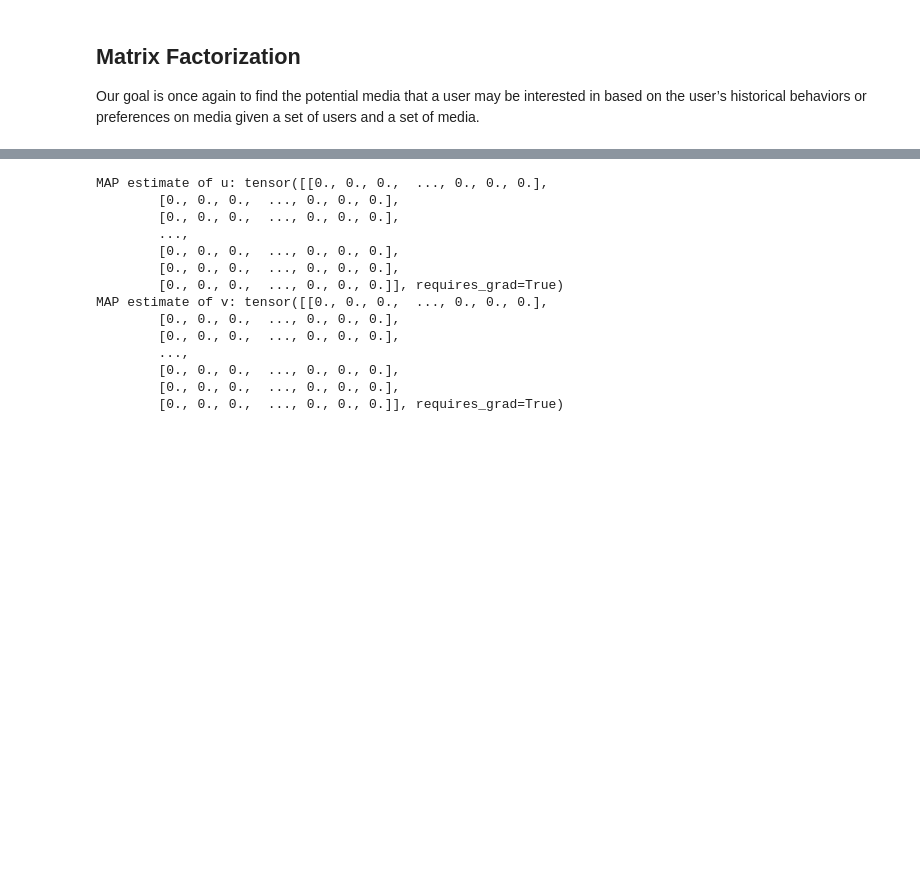
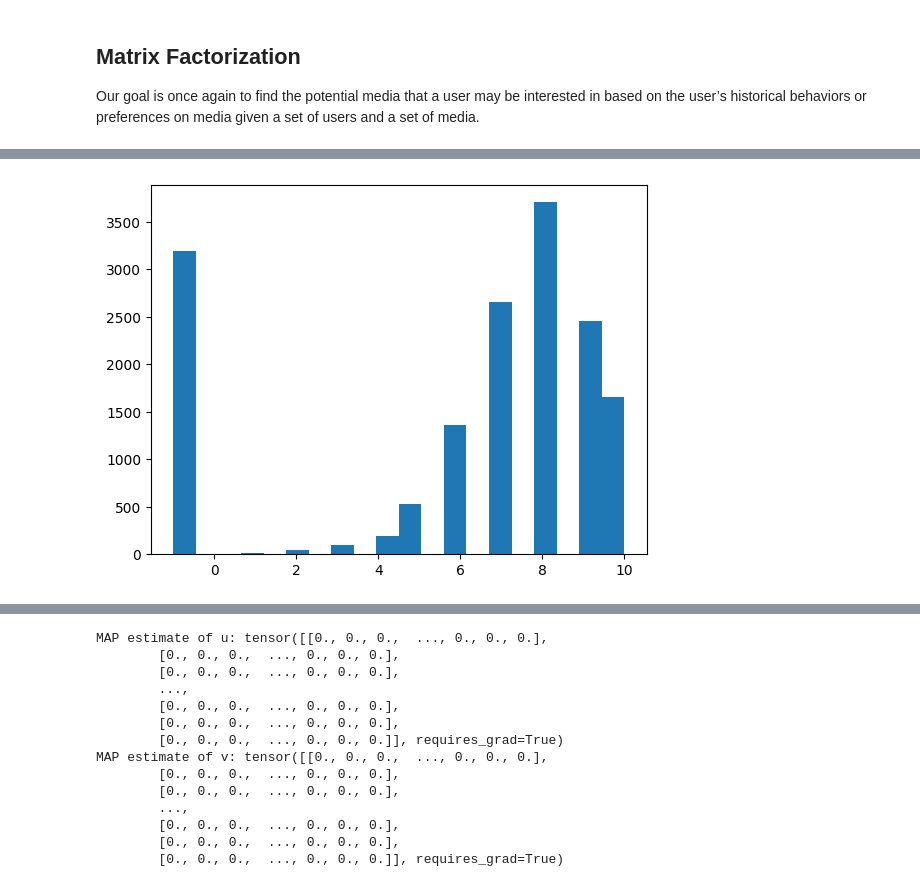
Before and after one commit to wq1701/mlpp_final, a Jupyter notebook: anime_recommendation.ipynb, the cells around one changed output, grey strips where cells are left out. Cells and saved outputs as stored; diff of their text form; code cells hidden in the pictures; blank space fills up the shorter version.

```diff
--- a/anime_recommendation.ipynb
+++ b/anime_recommendation.ipynb
@@ -70,0 +72,7 @@ anime_matrix.shape
+# %%
+# Plot the distribution of ratings
+plt.hist(anime_data.rating, bins=20)
+plt.show()
+# Many -1's
+# %% [output]
+[figure, added]
```
Also changed, not shown: parts of 38 cells of this notebook, 1 other file.
